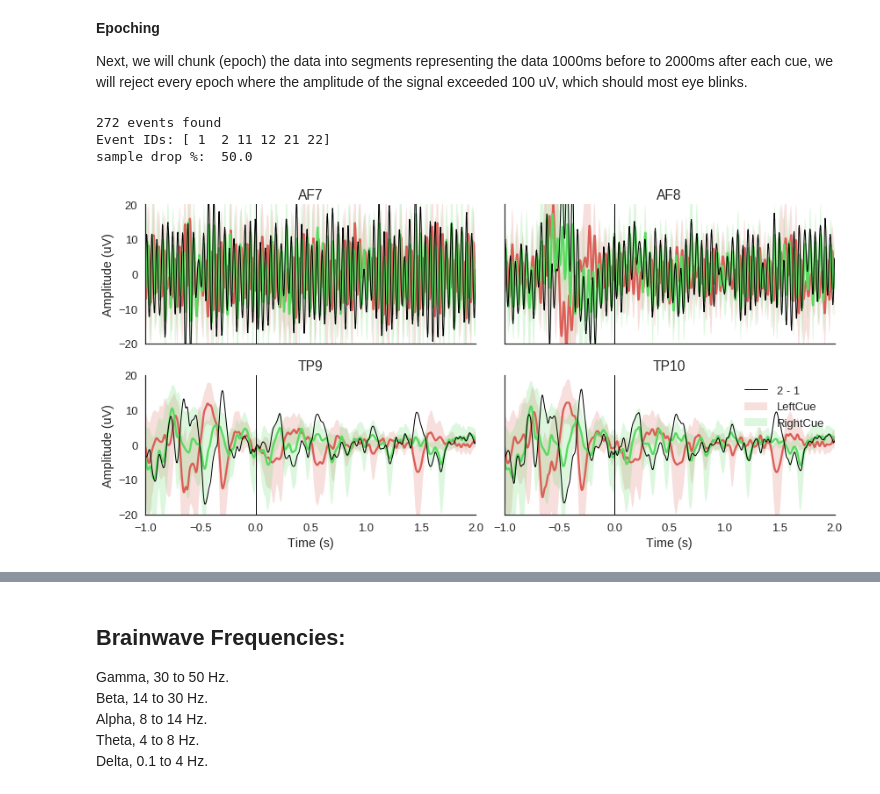
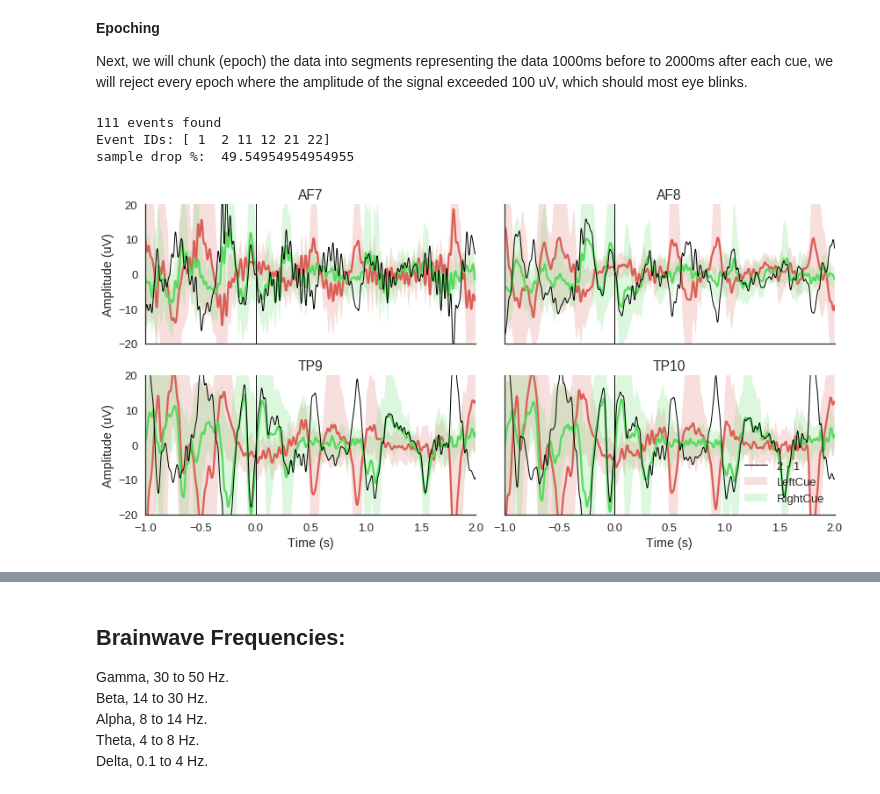
Before and after one commit to kylemath/EEG-Classification, a Jupyter notebook: notebooks/CNN_LSTM_Muse_Kyle.ipynb, the cells around one changed output, grey strips where cells are left out. Cells and saved outputs as stored; diff of their text form; code cells hidden in the pictures.

```diff
--- a/notebooks/CNN_LSTM_Muse_Kyle.ipynb
+++ b/notebooks/CNN_LSTM_Muse_Kyle.ipynb
@@ -73,5 +67,5 @@ Successfully installed mne-0.17.0
 # %%
-sub = 104
+sub = 105
 raw = utils.load_data('visual/cueing', sfreq=256.,subject_nb=sub, session_nb=1)
 raw.append(utils.load_data('visual/cueing', sfreq=256.,subject_nb=sub, session_nb=2))
 # %% [output]
@@ -118,33 +94,28 @@ Next, we will chunk (epoch) the data into segments representing the data 1000ms
 # %%
 from mne import Epochs, find_events, concatenate_raws
 from collections import OrderedDict
 
 events = find_events(raw)
 event_id = {'LeftCue': 1, 'RightCue': 2}
 
-rej_thresh_uV = 150
+rej_thresh_uV = 1000
 rej_thresh = rej_thresh_uV*1e-6
-
-#epochs = Epochs(raw, events=events, event_id=event_id,
-#                tmin=-1, tmax=2, baseline=(-1, 0),
-#                reject={'eeg':rej_thresh}, preload=True,
-#                verbose=False, picks=[0, 1, 2, 3])
 
 epochs = Epochs(raw, events=events, event_id=event_id,
                 tmin=-1, tmax=2, baseline=(-1, 0),
-                preload=True,
+                preload=True,reject={'eeg':rej_thresh},
                 verbose=False, picks=[0, 1, 2, 3])
 
 print('sample drop %: ', (1 - len(epochs.events)/len(events)) * 100)
 
 %matplotlib inline
 conditions = OrderedDict()
 conditions['LeftCue'] = [1]
 conditions['RightCue'] = [2]
 
 fig, ax = utils.plot_conditions(epochs, conditions=conditions, ylim=(-20,20) )
 # %% [output]
-272 events found
+111 events found
 Event IDs: [ 1  2 11 12 21 22]
-sample drop %:  50.0
+sample drop %:  49.54954954954955
-[figure, old version]
+[figure, new version]
```
Also changed, not shown: parts of 37 cells of this notebook.
